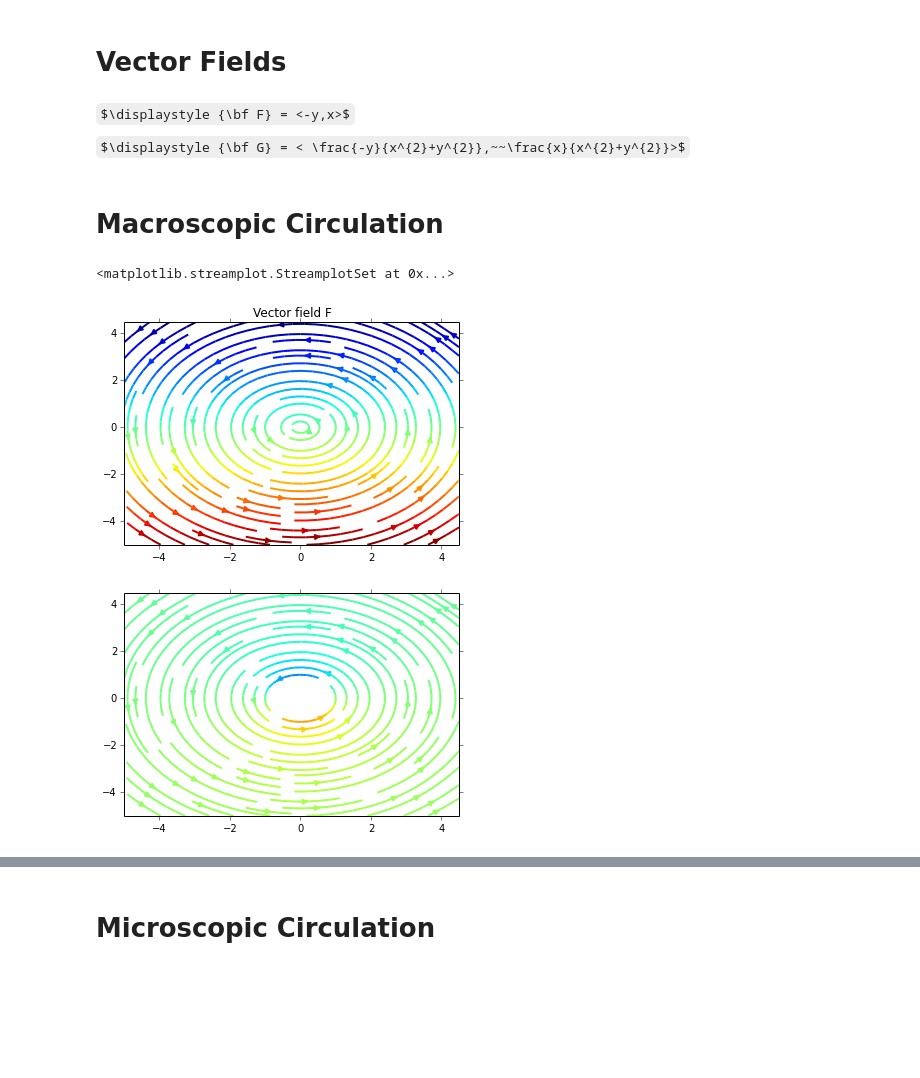
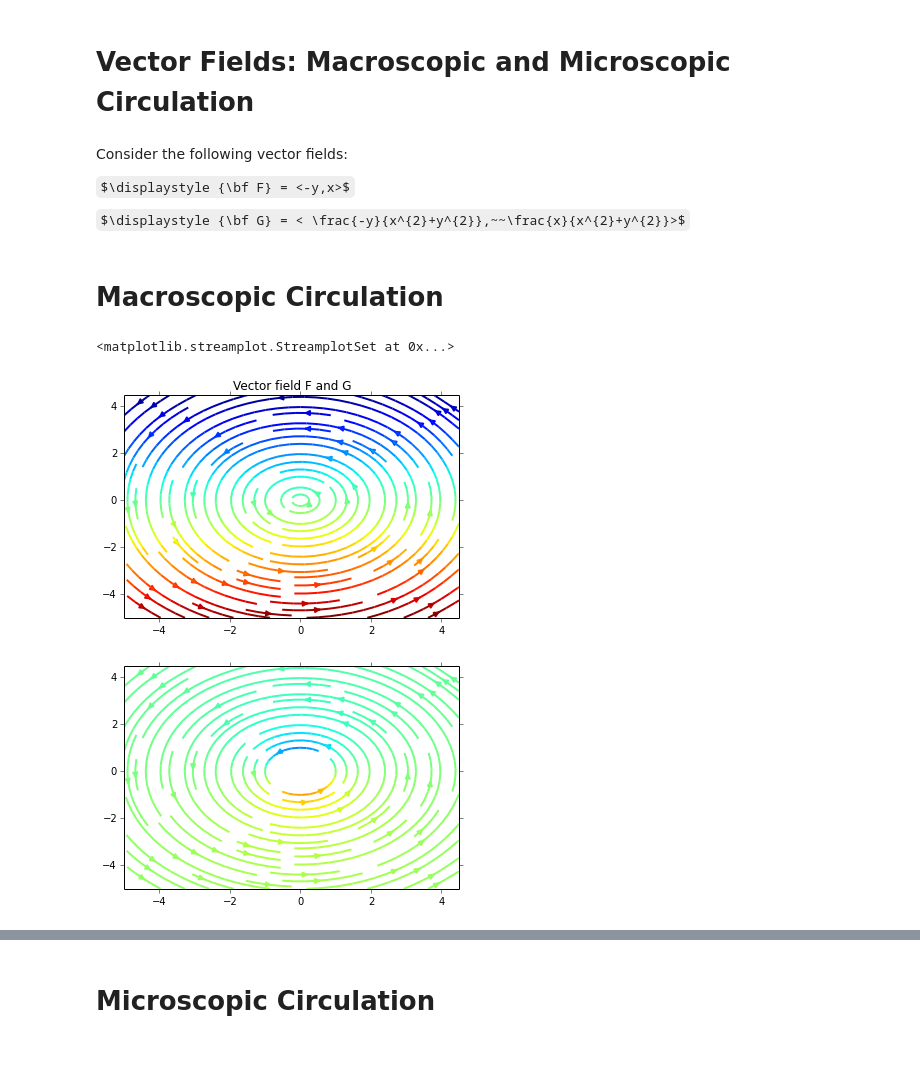
Before and after one commit to matkcy/matkcy.github.io, a Jupyter notebook: MA1104_Week 10.ipynb, the cells around one changed output, grey strips where cells are left out. Drawn from its saved outputs; the diff is of its cells as text; code cells hidden in the pictures; some formulas as TeX source; blank space fills up the shorter version.

```diff
--- a/MA1104-Week-10.ipynb
+++ b/MA1104_Week 10.ipynb
@@ -1,7 +1,7 @@
 # %% [markdown]
-# Vector Fields
+# Vector Fields: Macroscopic and Microscopic Circulation
 # %% [markdown]
-
+Consider the following vector fields:
 
 
 $\displaystyle {\bf F} = <-y,x>$
@@ -24,25 +24,25 @@ matplotlib.rcParams['ytick.direction'] = 'out'
 # %%
 delta = 0.5
 x = np.arange(-5.0, 5.0, delta)
 y = np.arange(-5.0, 5.0, delta)
 X, Y = np.meshgrid(x, y)
 #Z=f(X,Y)
 
 levels = arange(1, 10, 1.0)
 
 U = -Y/(X**2+Y**2)
 V = X/(X**2+Y**2)
 
 P=-Y
 Q=X
 
 plt.figure(1)
 plt.streamplot(X, Y, P, Q, color=P, linewidth=2)
-plt.title('Vector field F')
+plt.title('Vector field F and G')
 
 plt.figure(2)
 plt.streamplot(X, Y, U, V, color=U, linewidth=2)
 # %% [output]
 <matplotlib.streamplot.StreamplotSet at 0x...>
-[figure, old version]
+[figure, new version]
 [figure]
```
Also changed, not shown: parts of 9 cells of this notebook, 1 other file.
